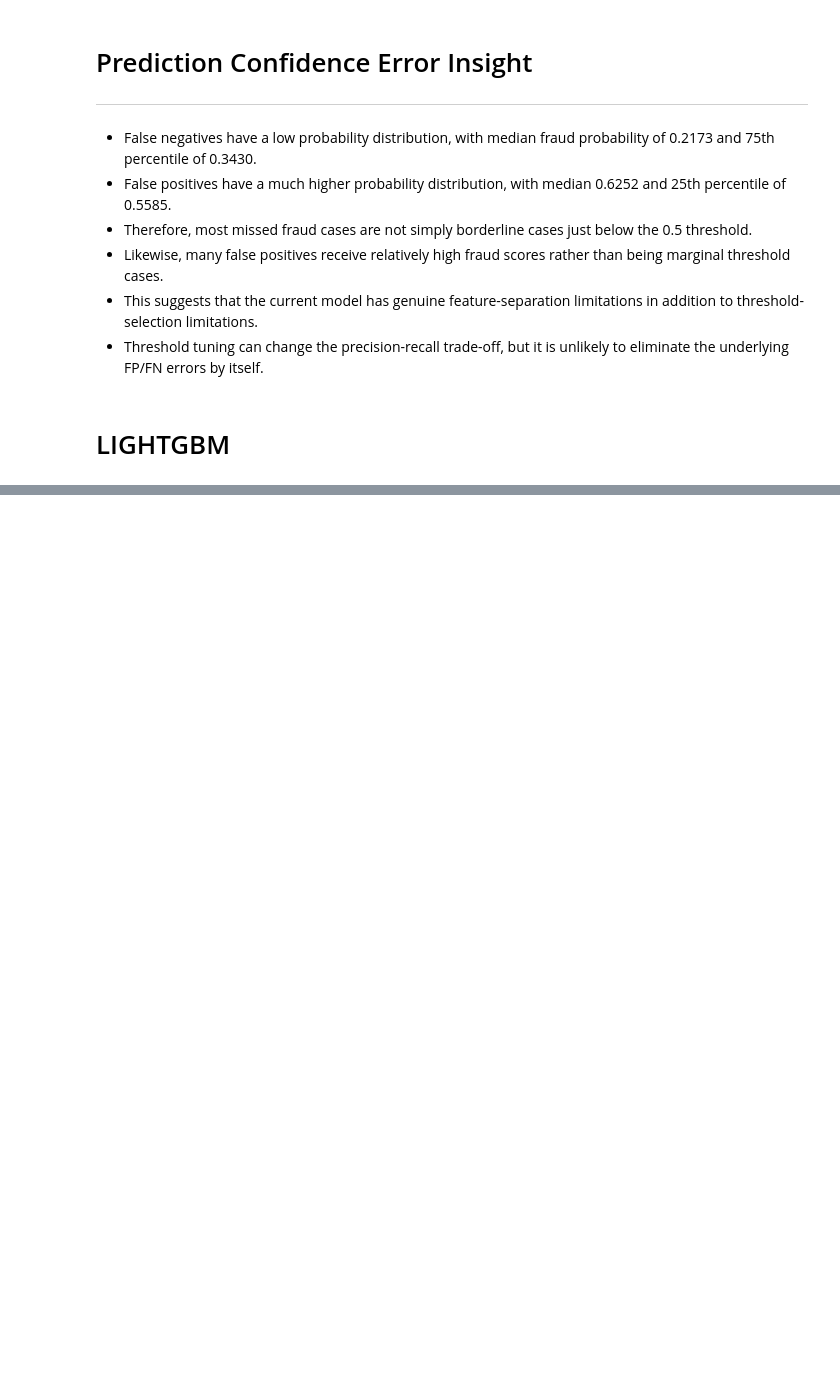
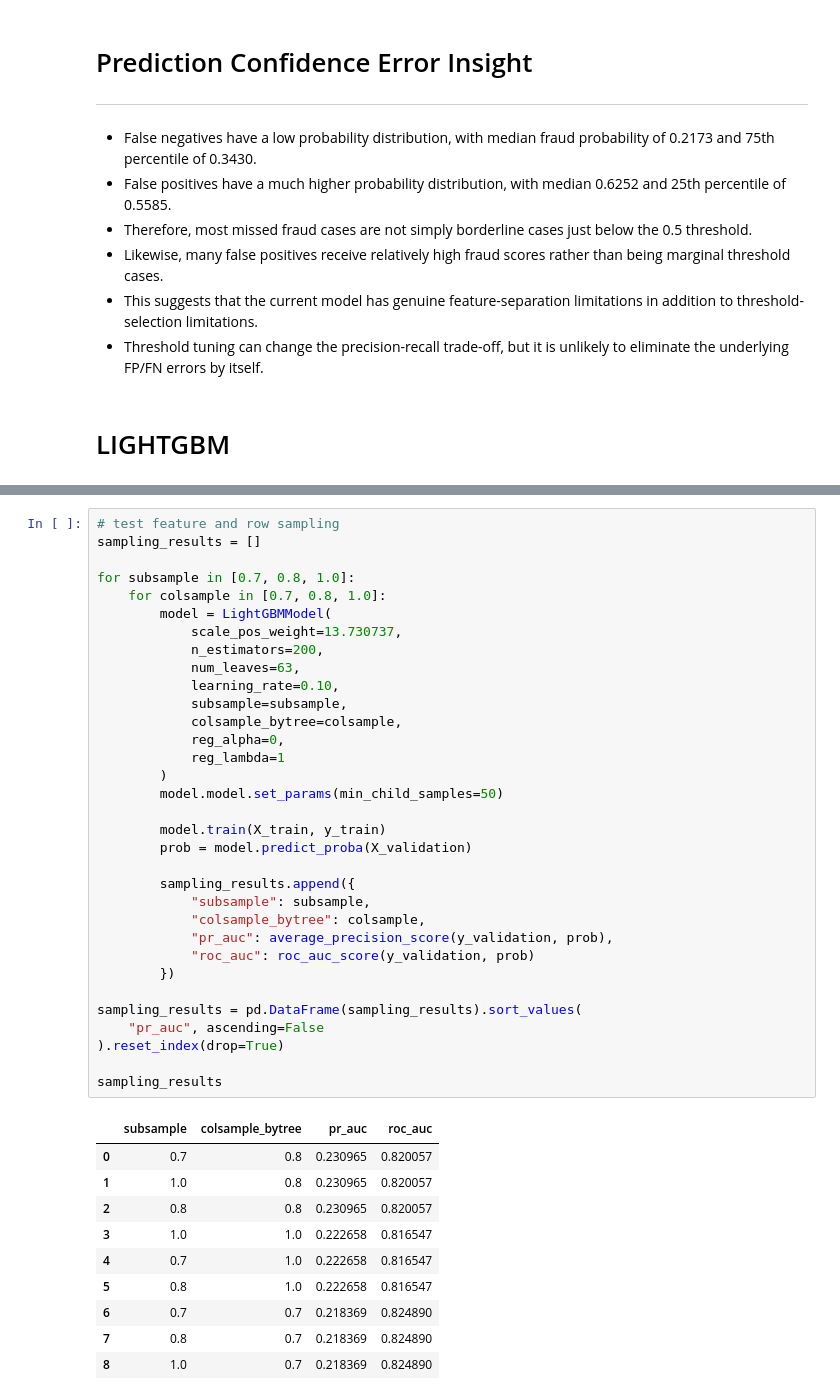
Before and after one commit to manojitkhatua/trace-ai, a Jupyter notebook: src/models/Model_Building.ipynb, the cells around one changed output, grey strips where cells are left out. Cells and saved outputs as stored; diff of their text form; blank space fills up the shorter version.

```diff
--- a/src/models/Model_Building.ipynb
+++ b/src/models/Model_Building.ipynb
@@ -831,0 +1364,44 @@ print("LightGBM baseline initialized.")
+# %%
+# test feature and row sampling
+sampling_results = []
+
+for subsample in [0.7, 0.8, 1.0]:
+    for colsample in [0.7, 0.8, 1.0]:
+        model = LightGBMModel(
+            scale_pos_weight=13.730737,
+            n_estimators=200,
+            num_leaves=63,
+            learning_rate=0.10,
+            subsample=subsample,
+            colsample_bytree=colsample,
+            reg_alpha=0,
+            reg_lambda=1
+        )
+        model.model.set_params(min_child_samples=50)
+
+        model.train(X_train, y_train)
+        prob = model.predict_proba(X_validation)
+
+        sampling_results.append({
+            "subsample": subsample,
+            "colsample_bytree": colsample,
+            "pr_auc": average_precision_score(y_validation, prob),
+            "roc_auc": roc_auc_score(y_validation, prob)
+        })
+
+sampling_results = pd.DataFrame(sampling_results).sort_values(
+    "pr_auc", ascending=False
+).reset_index(drop=True)
+
+sampling_results
+# %% [output]
+|  | subsample | colsample_bytree | pr_auc | roc_auc |
+| 0 | 0.7 | 0.8 | 0.230965 | 0.820057 |
+| 1 | 1.0 | 0.8 | 0.230965 | 0.820057 |
+| 2 | 0.8 | 0.8 | 0.230965 | 0.820057 |
+| 3 | 1.0 | 1.0 | 0.222658 | 0.816547 |
+| 4 | 0.7 | 1.0 | 0.222658 | 0.816547 |
+| 5 | 0.8 | 1.0 | 0.222658 | 0.816547 |
+| 6 | 0.7 | 0.7 | 0.218369 | 0.824890 |
+| 7 | 0.8 | 0.7 | 0.218369 | 0.824890 |
+| 8 | 1.0 | 0.7 | 0.218369 | 0.824890 |
```
Also changed, not shown: parts of 109 cells of this notebook, 14 other files.
